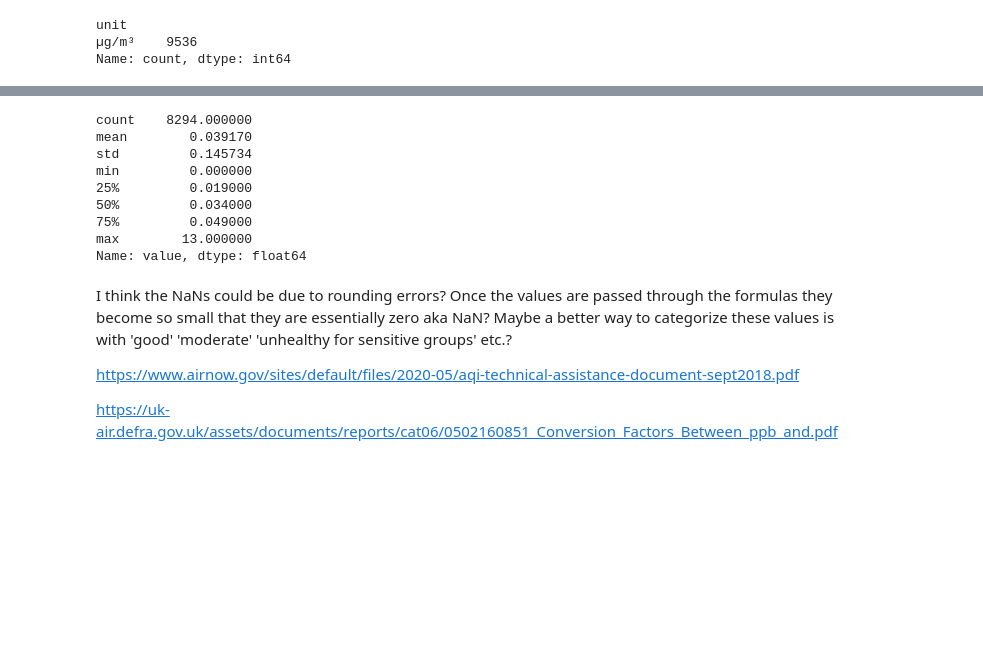
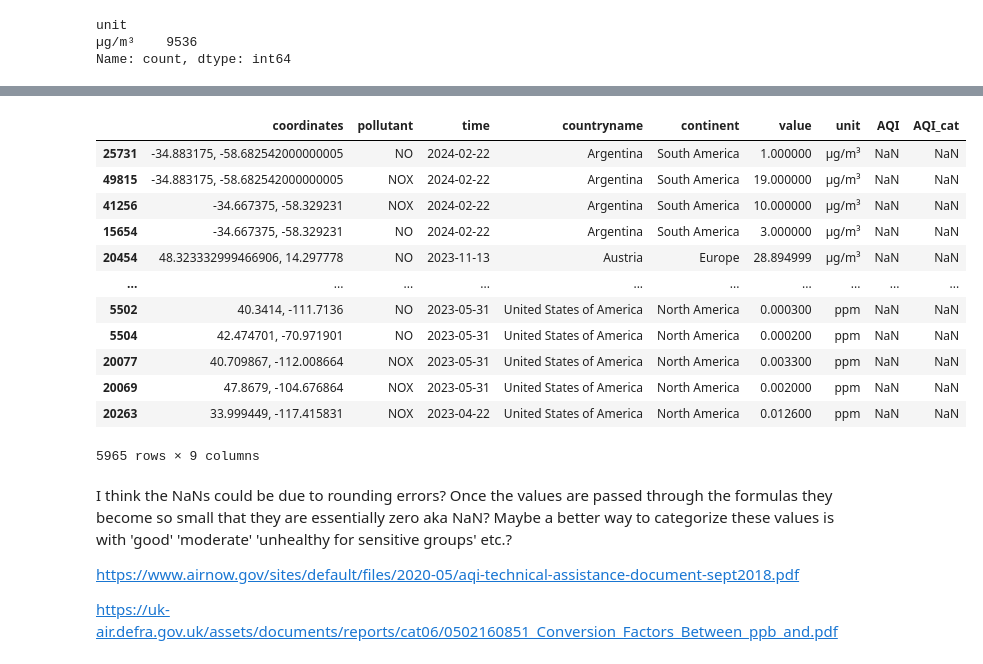
Before and after one commit to UBC-MDS/DSCI-532_2024_2_pollution-tracker, a Jupyter notebook: notebooks/wrangling.ipynb, the cells around one changed output, grey strips where cells are left out. Drawn from its saved outputs; the diff is of its cells as text; code cells hidden in the pictures; blank space fills up the shorter version.

```diff
--- a/notebooks/wrangling.ipynb
+++ b/notebooks/wrangling.ipynb
@@ -400,15 +425,20 @@ missing_AQI
-# %%
-missing_AQI[missing_AQI['pollutant']=='O3']['value'].describe()
-# %% [output]
-count    8294.000000
-mean        0.039170
-std         0.145734
-min         0.000000
-25%         0.019000
-50%         0.034000
-75%         0.049000
-max        13.000000
-Name: value, dtype: float64
+# %%
+missing_AQI = converted_data[data['AQI_cat'].isnull()]
+missing_AQI
+# %% [output]
+|  | coordinates | pollutant | time | countryname | continent | value | unit | AQI | AQI_cat |
+| 25731 | -34.883175, -58.682542000000005 | NO | 2024-02-22 | Argentina | South America | 1.000000 | µg/m³ | NaN | NaN |
+| 49815 | -34.883175, -58.682542000000005 | NOX | 2024-02-22 | Argentina | South America | 19.000000 | µg/m³ | NaN | NaN |
+| 41256 | -34.667375, -58.329231 | NOX | 2024-02-22 | Argentina | South America | 10.000000 | µg/m³ | NaN | NaN |
+| 15654 | -34.667375, -58.329231 | NO | 2024-02-22 | Argentina | South America | 3.000000 | µg/m³ | NaN | NaN |
+| 20454 | 48.323332999466906, 14.297778 | NO | 2023-11-13 | Austria | Europe | 28.894999 | µg/m³ | NaN | NaN |
+| ... | ... | ... | ... | ... | ... | ... | ... | ... | ... |
+| 5502 | 40.3414, -111.7136 | NO | 2023-05-31 | United States of America | North America | 0.000300 | ppm | NaN | NaN |
+| 5504 | 42.474701, -70.971901 | NO | 2023-05-31 | United States of America | North America | 0.000200 | ppm | NaN | NaN |
+| 20077 | 40.709867, -112.008664 | NOX | 2023-05-31 | United States of America | North America | 0.003300 | ppm | NaN | NaN |
+| 20069 | 47.8679, -104.676864 | NOX | 2023-05-31 | United States of America | North America | 0.002000 | ppm | NaN | NaN |
+| 20263 | 33.999449, -117.415831 | NOX | 2023-04-22 | United States of America | North America | 0.012600 | ppm | NaN | NaN |
+5965 rows × 9 columns
 # %% [markdown]
 I think the NaNs could be due to rounding errors? Once the values are passed through the formulas they become so small that they are essentially zero aka NaN? Maybe a better way to categorize these values is with 'good' 'moderate' 'unhealthy for sensitive groups' etc.?
 
```
Also changed, not shown: parts of 7 cells of this notebook, 1 other file.
